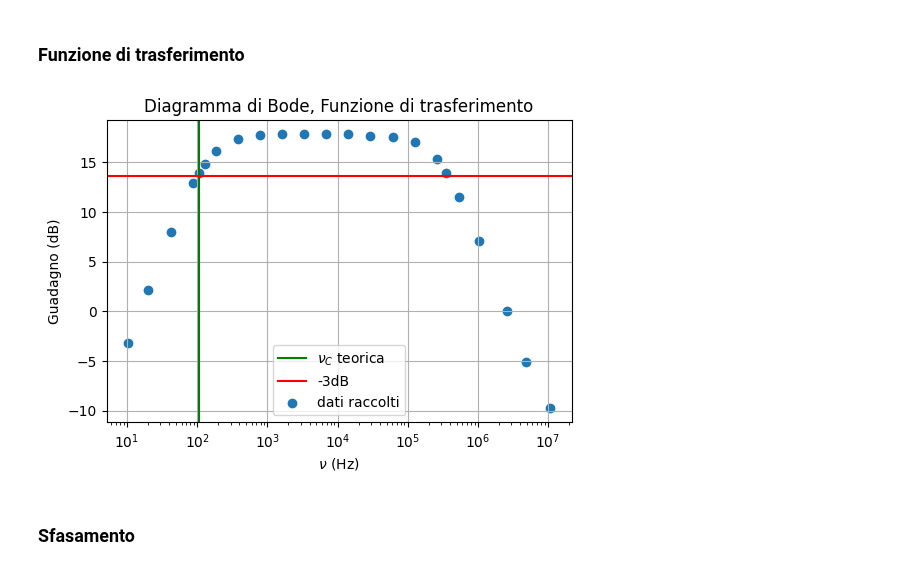
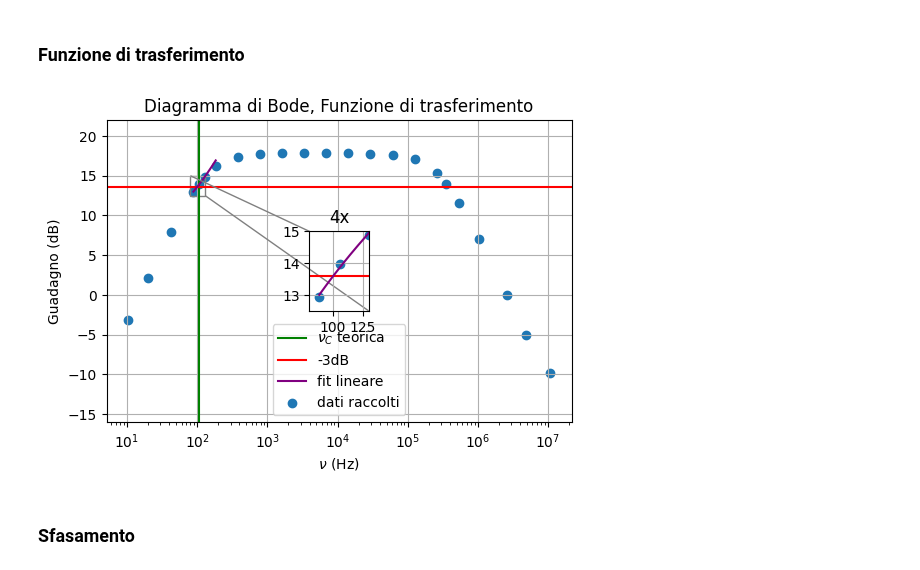
Before and after one commit to 1892051/LabSS, a Jupyter notebook: LabSS/esperienza_2/esp2.ipynb, the cells around one changed output. Drawn from its saved outputs; the diff is of its cells as text; code cells hidden in the pictures.

```diff
--- a/LabSS/esperienza_2/esp2.ipynb
+++ b/LabSS/esperienza_2/esp2.ipynb
@@ -96,27 +102,68 @@ df.to_latex()
 '\\begin{tabular}{lrrrr}\n\\toprule\n{} &      nu (Hz) &  V\\_in (V) &  V\\_out (V) &         T \\\\\n\\midrule\n0  &        10.22 &      0.81 &       0.56 &  0.691358 \\\\\n1  &        19.85 &      0 ...
 # %% [markdown]
 ## Diagrammi di Bode
+# %%
+# definisco una funzione di linearità
+def func(x, m, c):
+    return m*x+c
 # %% [markdown]
 ### Funzione di trasferimento
 # %%
+fig = plt.figure()
+ay = fig.add_subplot(1, 1, 1)
+ay.set_xscale('log')
+
 plt.xscale("log")
 plt.scatter(nu,20*np.log10(T), label="dati raccolti")
 #plt.axhline(-3, color="red", label="-3dB") # Bisogna vedere se T_max == 1, altrimenti credo che questa ordinata non sia corretta
 plt.axvline(nu_c_attesa, label="$\\nu_C$ teorica", color="green")
 #plt.axhline(20*np.log10( T[8:14].mean()/np.sqrt(2)) )
 plt.axhline(20*np.log10( T[8:14].mean()-3 ) ,color="red", label="-3dB")
 #plt.scatter(355000,np.log())
 
+plt.title("Diagramma di Bode, Funzione di trasferimento")
+
+# faccio il fit lineare
+sigma_T = T*np.sqrt(2)*0.03
+
+param,cov=curve_fit(func,nu[3:6],T[3:6],sigma=sigma_T[3:6])
+m=param[0]
+sigma_m=cov[0,0]
+c=param[1]
+sigma_c=cov[1,1]
+x_fit=np.linspace(nu[3:7].min(),nu[3:7].max(),1000)
+y_fit=func(x_fit,m,c)
+plt.plot(x_fit,20*np.log10(y_fit),color="purple",label="fit lineare")
 
 plt.xlabel("$\\nu$ (Hz)")
 plt.ylabel("Guadagno (dB)")
 plt.grid()
+plt.ylim(-16,22)
 plt.legend()
 
-plt.title("Diagramma di Bode, Funzione di trasferimento")
+#per lo zoom
+
+axins = zoomed_inset_axes(ay, 4,loc="center")
+axins.set_xlim(80, 130)
+axins.set_ylim(12.5,15)
+plt.scatter(nu,(20*np.log10(T)),marker='o')
+#plt.plot(w,    H(w*2*np.pi), label="curva teorica")
+plt.axhline(20*np.log10( T[8:14].mean()-3 ) ,color="red", label="-3dB")
+plt.grid(which="both")
+mark_inset(ay, axins, loc1=2, loc2=4, fc="none", ec="0.5")
+plt.xticks(visible=True)
+plt.yticks(visible=True)
+
+plt.plot(x_fit,20*np.log10(y_fit),color="purple",label="fit")
+
+
+plt.title("4x")
+
+
+
 plt.savefig("Bode_T.png", dpi=300)
 # %% [output]
-[figure, old version]
+[figure, new version]
 # %% [markdown]
 ### Sfasamento
 # %% [markdown]
```
Also changed, not shown: parts of 1 cell of this notebook, 1 other file.
